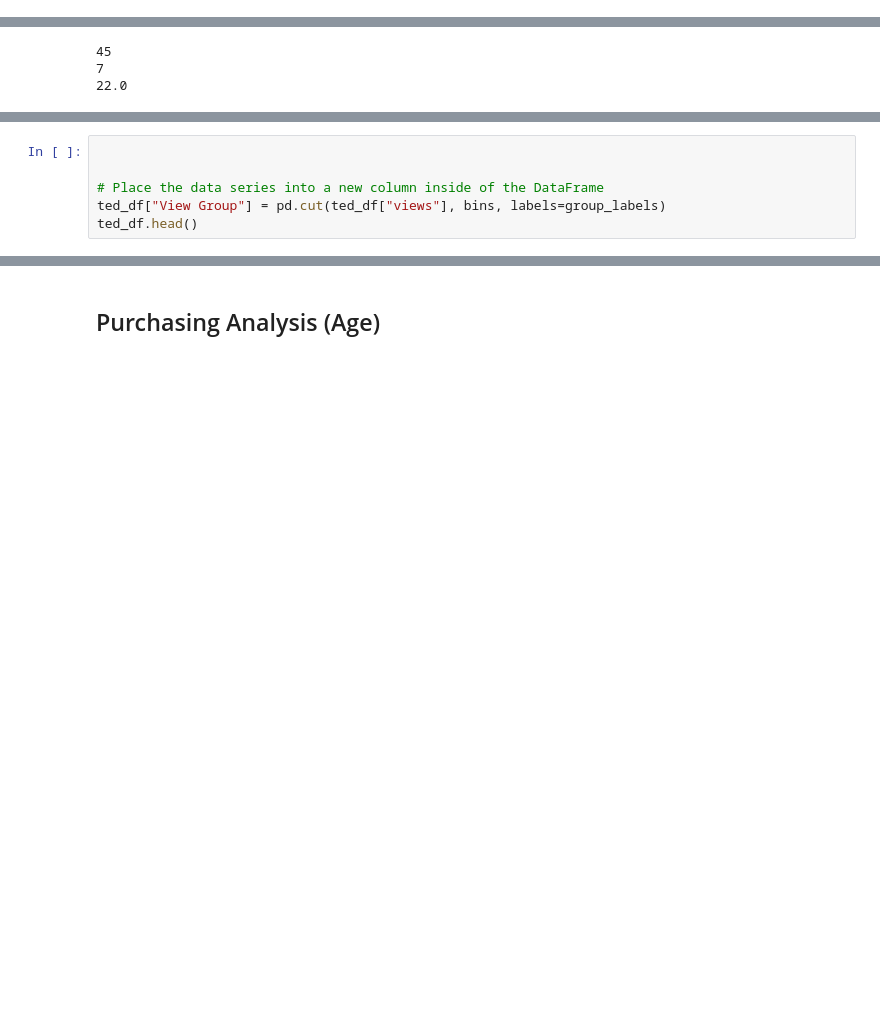
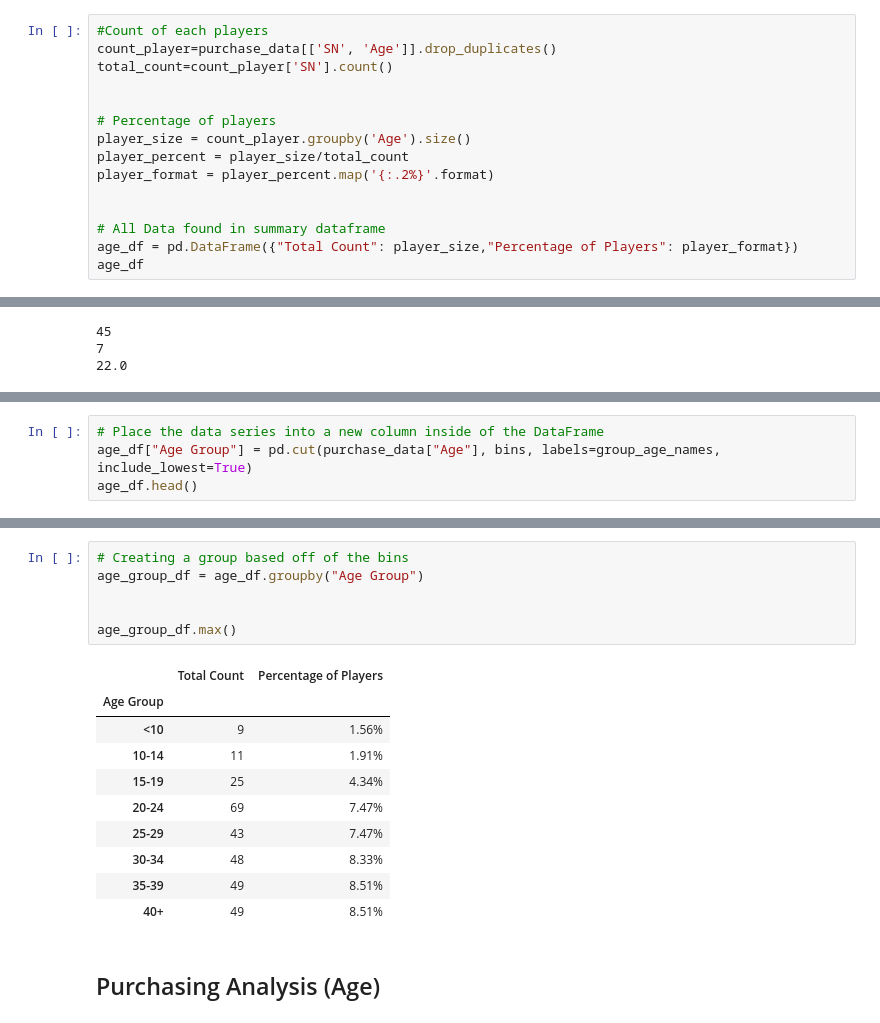
Before and after one commit to Court-Parker4/pandas-challenge, a Jupyter notebook: HeroesOfPymoli/HeroesOfPymoli_starter.ipynb, the cells around one changed output, grey strips where cells are left out. Drawn from its saved outputs; the diff is of its cells as text; blank space fills up the shorter version.

```diff
--- a/HeroesOfPymoli/HeroesOfPymoli_starter.ipynb
+++ b/HeroesOfPymoli/HeroesOfPymoli_starter.ipynb
@@ -212,0 +202,15 @@ pur_ana_df
+# %%
+#Count of each players
+count_player=purchase_data[['SN', 'Age']].drop_duplicates()
+total_count=count_player['SN'].count()
+
+
+# Percentage of players
+player_size = count_player.groupby('Age').size()
+player_percent = player_size/total_count
+player_format = player_percent.map('{:.2%}'.format)
+
+
+# All Data found in summary dataframe
+age_df = pd.DataFrame({"Total Count": player_size,"Percentage of Players": player_format})
+age_df
@@ -281,6 +255,4 @@ age_df
 # %%
-
-
 # Place the data series into a new column inside of the DataFrame
-ted_df["View Group"] = pd.cut(ted_df["views"], bins, labels=group_labels)
-ted_df.head()
+age_df["Age Group"] = pd.cut(purchase_data["Age"], bins, labels=group_age_names, include_lowest=True)
+age_df.head()
@@ -287,3 +267,20 @@ ted_df.head()
+# %%
+# Creating a group based off of the bins
+age_group_df = age_df.groupby("Age Group")
+
+
+age_group_df.max()
+# %% [output]
+|  | Total Count | Percentage of Players |
+| Age Group |  |  |
+| <10 | 9 | 1.56% |
+| 10-14 | 11 | 1.91% |
+| 15-19 | 25 | 4.34% |
+| 20-24 | 69 | 7.47% |
+| 25-29 | 43 | 7.47% |
+| 30-34 | 48 | 8.33% |
+| 35-39 | 49 | 8.51% |
+| 40+ | 49 | 8.51% |
 # %% [markdown]
 ## Purchasing Analysis (Age)
 # %% [markdown]
```
Also changed, not shown: parts of 11 cells of this notebook.
